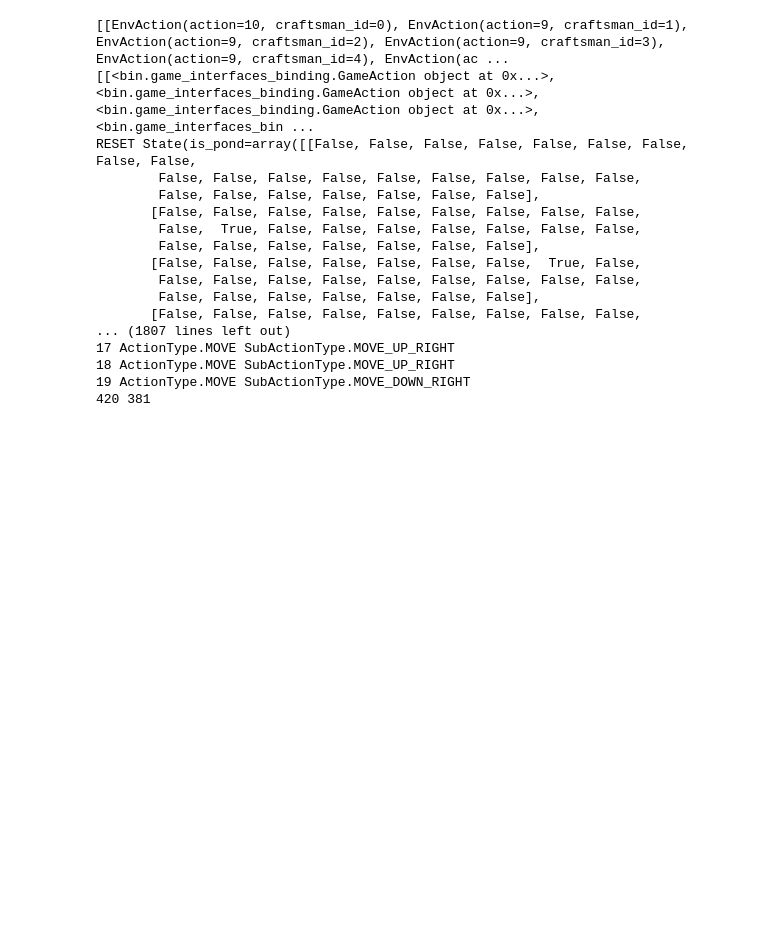
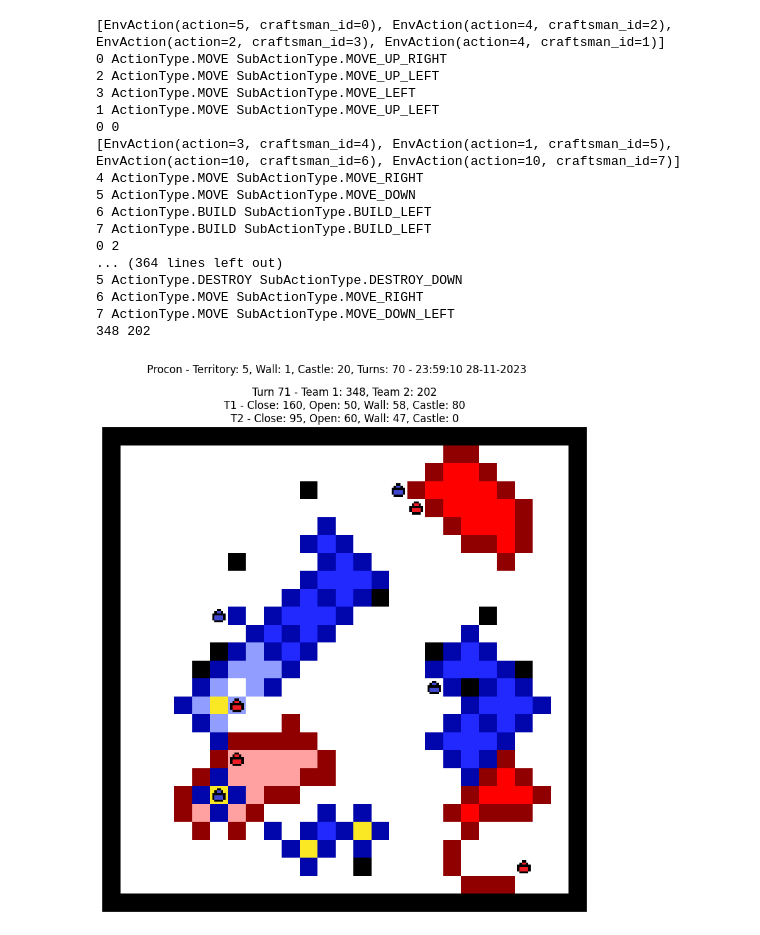
Before and after one commit to dqhieuu/procon-2023, a Jupyter notebook: cpp-simulator/Procon2023/procon-jumanji.ipynb, the cells around one changed output. Cells and saved outputs as stored; diff of their text form; code cells hidden in the pictures; blank space fills up the shorter version.

Commit message:
Complete match recorder

```diff
--- a/cpp-simulator/Procon2023/procon-jumanji.ipynb
+++ b/cpp-simulator/Procon2023/procon-jumanji.ipynb
@@ -234,6 +315,7 @@ class ProconJumanji(Environment[State]):
         self.num_agents = len(craftsmen)
 
         self.game = Game(gameOptions, map, craftsmen)
+        self.game_options = gameOptions
 
         self._viewer = ProconViewer("Procon", render_mode="human")
 
@@ -375,20 +457,19 @@ class ProconJumanji(Environment[State]):
         map_state = MapState(go.mapWidth, go.mapHeight)
         map = np.zeros_like(np.array(map_state.tiles), dtype=jnp.int32)
 
-        map |= env_state.is_pond << 0
-        map |= env_state.is_castle << 1
-        map |= env_state.has_t1_wall << 2
-        map |= env_state.has_t2_wall << 3
-        map |= env_state.has_t1_craftsman << 4
-        map |= env_state.has_t2_craftsman << 5
-        map |= env_state.is_t1_close_territory << 6
-        map |= env_state.is_t2_close_territory << 7
-        map |= env_state.is_t1_open_territory << 8
-        map |= env_state.is_t2_open_territory << 9
+        map |= env_state.is_pond << TileMask.POND.value
+        map |= env_state.is_castle << TileMask.CASTLE.value
+        map |= env_state.has_t1_wall << TileMask.T1_WALL.value
+        map |= env_state.has_t2_wall << TileMask.T2_WALL.value
+        map |= env_state.has_t1_craftsman << TileMask.T1_CRAFTSMAN.value
+        map |= env_state.has_t2_craftsman << TileMask.T2_CRAFTSMAN.value
+        map |= env_state.is_t1_close_territory << TileMask.T1_CLOSE_TERRITORY.value
+        map |= env_state.is_t2_close_territory << TileMask.T2_CLOSE_TERRITORY.value
+        map |= env_state.is_t1_open_territory << TileMask.T1_OPEN_TERRITORY.value
+        map |= env_state.is_t2_open_territory << TileMask.T2_OPEN_TERRITORY.value
 
 
         map_state.tiles = map.tolist()
-
 
         craftsmen = {int(craftsman.id): Craftsman(craftsman.id, craftsman.position.x, craftsman.position.y, craftsman.is_t1) for craftsman in env_state.agents}
 
@@ -422,7 +503,7 @@ class ProconJumanji(Environment[State]):
 
 
     def render(self, state: State) -> Optional[NDArray]:
-        return self._viewer.render(state)
+        return self._viewer.render_with_score(state, self.game_options)
 
     def animate(
         self,
@@ -430,11 +511,11 @@ class ProconJumanji(Environment[State]):
         interval: int = 200,
         save_path: Optional[str] = None,
     ) -> matplotlib.animation.FuncAnimation:
-        return self._viewer.animate(states, interval, save_path)
+        return self._viewer.animate_with_score(states, self.game_options, interval, save_path)
 # %%
 
-action_path = "test-cases/match-395.txt"
-map_path = "test-cases/map-395-ctu-12-11-game-1.txt"
+action_path = "test-cases/match-259.txt"
+map_path = "test-cases/map-259-game-2.txt"
 
 from utils import load_map
 
@@ -478,48 +559,49 @@ go.territoryCoeff = mapdata['score_coefficients']['territory']
 # %%
 env = ProconJumanji(go, map_formatted, craftsmen_formatted)
 
 random_key = jax.random.PRNGKey(0)
 key1, key2 = jax.random.split(random_key)
 batch_size = 1
 
 keys = jax.random.split(key1, batch_size)
 state, timestep = env.reset(keys[0])
 
 def game_actions_to_env_actions(all_turns_actions):
     env_all_turns_actions = []
     for actions in all_turns_actions:
         turn_actions = []
         for action in actions:
             turn_actions.append(EnvAction(action.subActionType.value, action.craftsmanId))
         env_all_turns_actions.append(turn_actions)
 
     return env_all_turns_actions
 
 env_actions = game_actions_to_env_actions(actions)
-print(env_actions)
-print(actions)
-print("RESET", state)
+
+state_list = [state]
 
 for i, actions_in_turn in enumerate(env_actions):
     # print(actions_in_turn)
     state, timestep = env.step(state, actions_in_turn)
-
-    # env.render(state)
+    state_list.append(state)
+env.animate(state_list, interval=200, save_path=f'records/test.gif')
+env.render(state_list[-1])
 # %% [output]
-[[EnvAction(action=10, craftsman_id=0), EnvAction(action=9, craftsman_id=1), EnvAction(action=9, craftsman_id=2), EnvAction(action=9, craftsman_id=3), EnvAction(action=9, craftsman_id=4), EnvAction(ac ...
-[[<bin.game_interfaces_binding.GameAction object at 0x...>, <bin.game_interfaces_binding.GameAction object at 0x...>, <bin.game_interfaces_binding.GameAction object at 0x...>, <bin.game_interfaces_bin ...
-RESET State(is_pond=array([[False, False, False, False, False, False, False, False, False,
-        False, False, False, False, False, False, False, False, False,
-        False, False, False, False, False, False, False],
-       [False, False, False, False, False, False, False, False, False,
-        False,  True, False, False, False, False, False, False, False,
-        False, False, False, False, False, False, False],
-       [False, False, False, False, False, False, False,  True, False,
-        False, False, False, False, False, False, False, False, False,
-        False, False, False, False, False, False, False],
-       [False, False, False, False, False, False, False, False, False,
-... (1807 lines left out)
-17 ActionType.MOVE SubActionType.MOVE_UP_RIGHT
-18 ActionType.MOVE SubActionType.MOVE_UP_RIGHT
-19 ActionType.MOVE SubActionType.MOVE_DOWN_RIGHT
-420 381
+[EnvAction(action=5, craftsman_id=0), EnvAction(action=4, craftsman_id=2), EnvAction(action=2, craftsman_id=3), EnvAction(action=4, craftsman_id=1)]
+0 ActionType.MOVE SubActionType.MOVE_UP_RIGHT
+2 ActionType.MOVE SubActionType.MOVE_UP_LEFT
+3 ActionType.MOVE SubActionType.MOVE_LEFT
+1 ActionType.MOVE SubActionType.MOVE_UP_LEFT
+0 0
+[EnvAction(action=3, craftsman_id=4), EnvAction(action=1, craftsman_id=5), EnvAction(action=10, craftsman_id=6), EnvAction(action=10, craftsman_id=7)]
+4 ActionType.MOVE SubActionType.MOVE_RIGHT
+5 ActionType.MOVE SubActionType.MOVE_DOWN
+6 ActionType.BUILD SubActionType.BUILD_LEFT
+7 ActionType.BUILD SubActionType.BUILD_LEFT
+0 2
+... (364 lines left out)
+5 ActionType.DESTROY SubActionType.DESTROY_DOWN
+6 ActionType.MOVE SubActionType.MOVE_RIGHT
+7 ActionType.MOVE SubActionType.MOVE_DOWN_LEFT
+348 202
+[figure, added]
```
Also changed, not shown: parts of 5 cells of this notebook, 6 other files.
